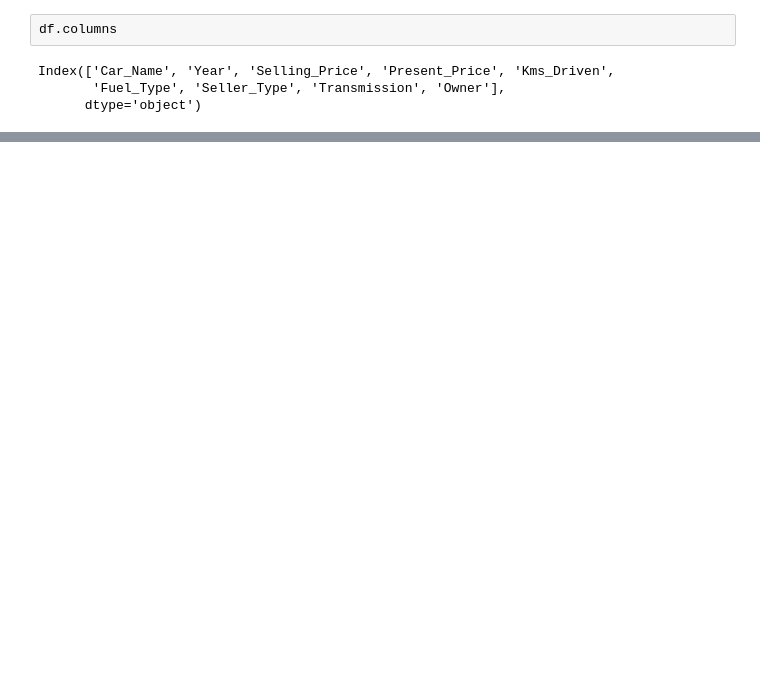
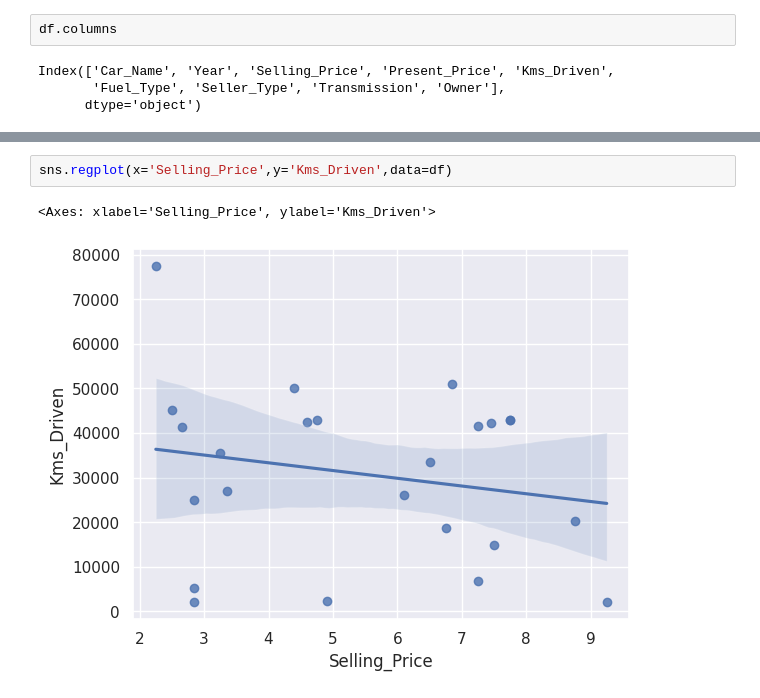
Before and after one commit to ankush-kp/ankush-k-p, a Jupyter notebook: Regression_carsdata.ipynb, the cells around one changed output, grey strips where cells are left out. Drawn from its saved outputs; the diff is of its cells as text; blank space fills up the shorter version.

```diff
--- a/Regression_carsdata.ipynb
+++ b/Regression_carsdata.ipynb
@@ -153,0 +159,5 @@ Passing `palette` without assigning `hue` is deprecated and will be removed in v
+# %%
+sns.regplot(x='Selling_Price',y='Kms_Driven',data=df)
+# %% [output]
+<Axes: xlabel='Selling_Price', ylabel='Kms_Driven'>
+[figure, added]
```
Also changed, not shown: parts of 16 cells of this notebook.
